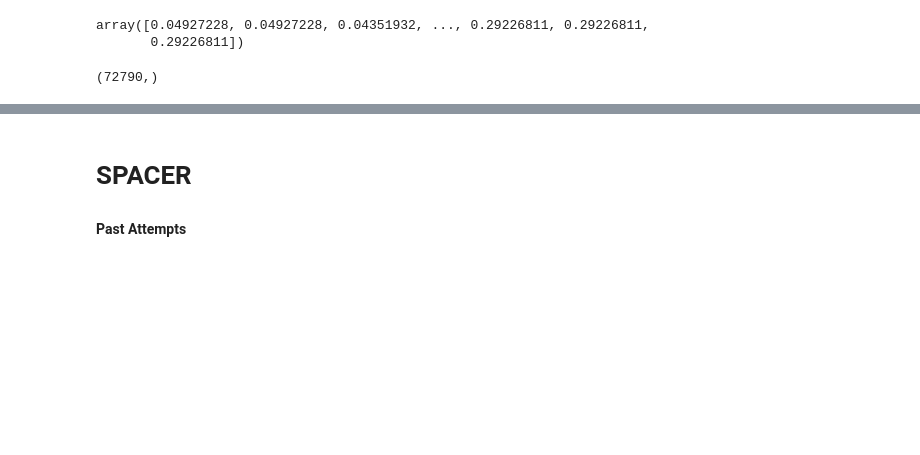
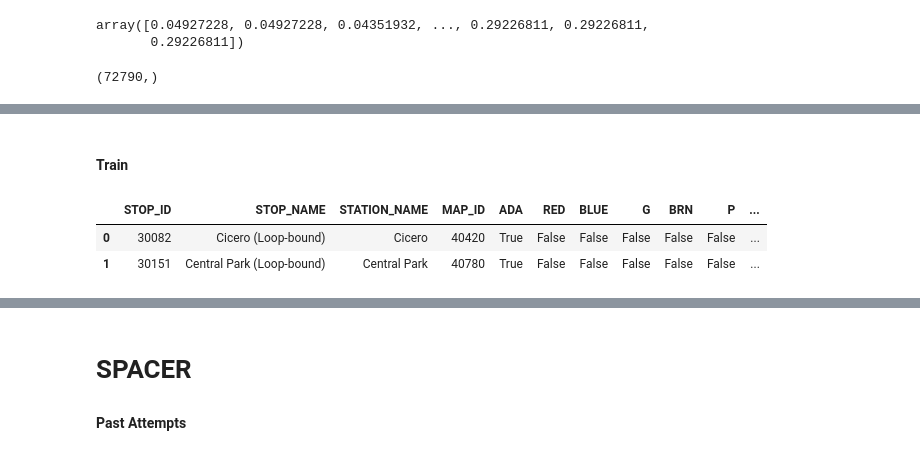
Before and after one commit to ada-zhong/STAT-390-Project, a Jupyter notebook: MCMF/Bus Stop Distance Calculations.ipynb, the cells around one changed output, grey strips where cells are left out. Saved outputs shown, nothing was run; the diff lists cells and outputs as text; code cells hidden in the pictures; blank space fills up the shorter version.

```diff
--- a/MCMF/Bus Stop Distance Calculations.ipynb
+++ b/MCMF/Bus Stop Distance Calculations.ipynb
@@ -80,0 +80,8 @@ mcmf.head()
+# %% [markdown]
+#### Train
+# %%
+train.head(2)
+# %% [output]
+|  | STOP_ID | STOP_NAME | STATION_NAME | MAP_ID | ADA | RED | BLUE | G | BRN | P | ... |
+| 0 | 30082 | Cicero (Loop-bound) | Cicero | 40420 | True | False | False | False | False | False | ... |
+| 1 | 30151 | Central Park (Loop-bound) | Central Park | 40780 | True | False | False | False | False | False | ... |
```
Also changed, not shown: parts of 14 cells of this notebook, 2 other files.
